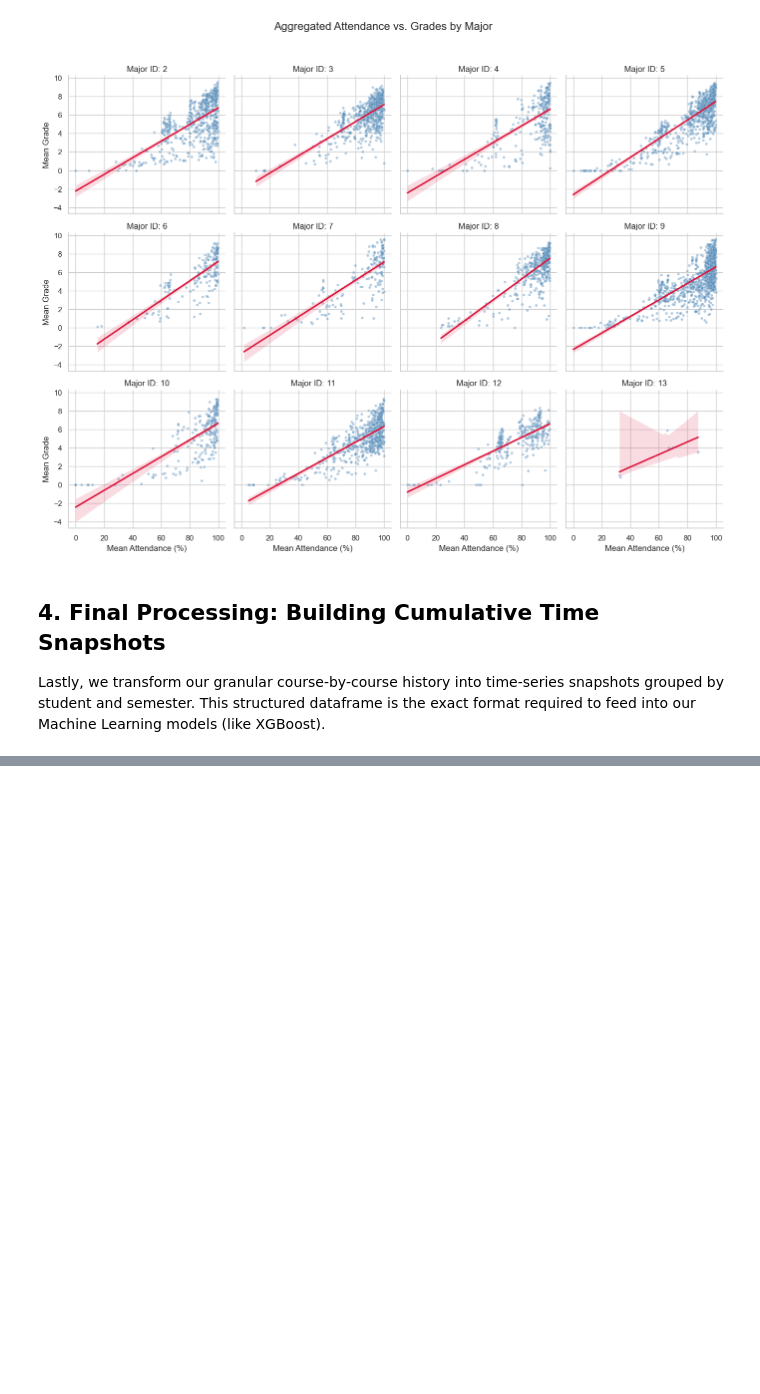
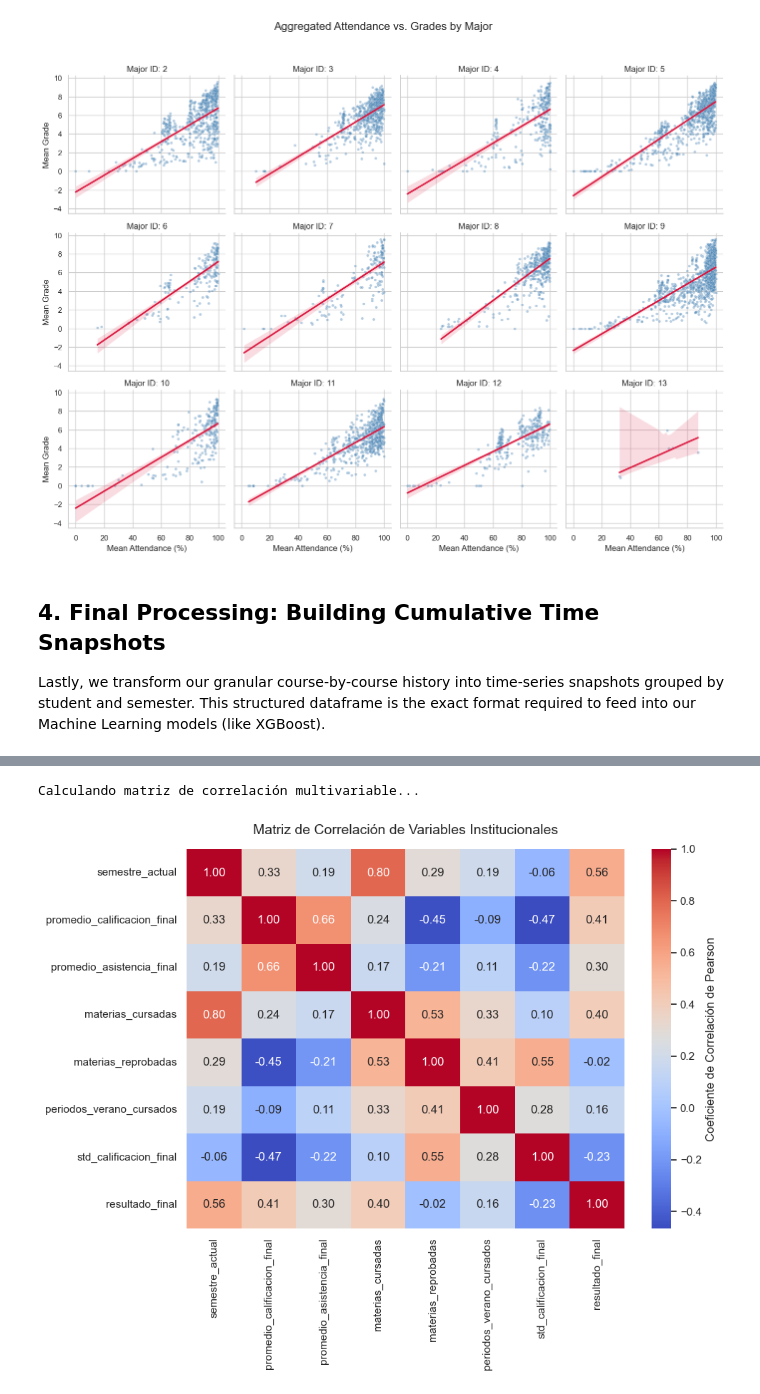
Before and after one commit to Yaki-55/academic_performance_analysis, a Jupyter notebook: notebooks/eda_exploration.ipynb, the cells around one changed output, grey strips where cells are left out. Drawn from its saved outputs; the diff is of its cells as text; code cells hidden in the pictures; blank space fills up the shorter version.

```diff
--- a/notebooks/eda_exploration.ipynb
+++ b/notebooks/eda_exploration.ipynb
@@ -112,0 +129,6 @@ Features ready for Machine Learning optimization:
+# %%
+# Genera el mapa de calor de correlación entre todas las variables numéricas
+plot_correlation_matrix(student_progress_snapshots)
+# %% [output]
+Calculando matriz de correlación multivariable...
+[figure, added]
```
Also changed, not shown: parts of 9 cells of this notebook, 2 other files.
